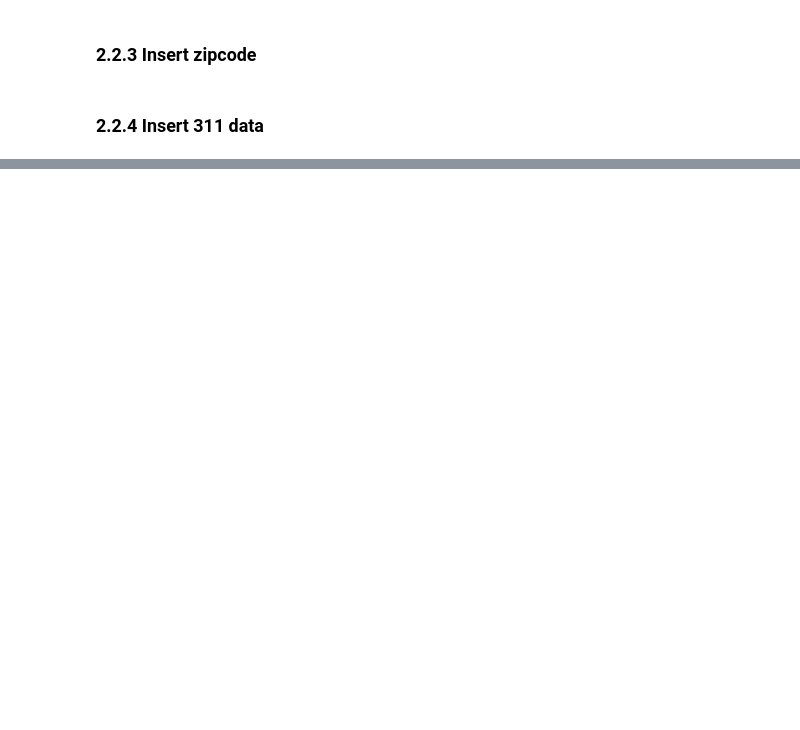
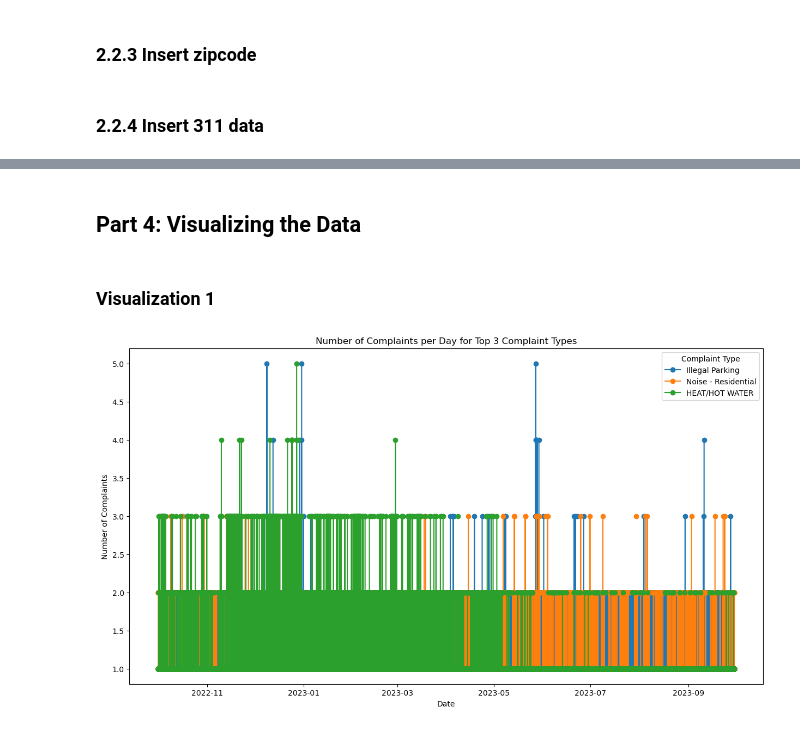
Before and after one commit to yl5450/Final_Project, a Jupyter notebook: 4501Project_part1&2.ipynb, the cells around one changed output, grey strips where cells are left out. Saved outputs shown, nothing was run; the diff lists cells and outputs as text; code cells hidden in the pictures; blank space fills up the shorter version.

Commit message:
Uploading part3 & part4
Uploading part 3 and part 4 to previous file.

```diff
--- a/4501Project_part1&2.ipynb
+++ b/4501Project_part1&2.ipynb
@@ -184,7 +185,7 @@ data2021 = pd.read_csv("data/311data_2021.csv")
 # %%
-data2022 = pd.read_csv("data/311data_2022.csv")
+data2022 = pd.read_csv("/Users/lyt/Documents/GitHub/final_project/data/311data_2022.csv")
 # %%
-data2023 = pd.read_csv("data/311data_2023.csv")
+data2023 = pd.read_csv("/Users/lyt/Documents/GitHub/final_project/data/311data_2023.csv")
 # %% [markdown]
 #### 1.1.2 Cleaning and Normalizing 311 Data by Years
 # %%
@@ -377,12 +371,11 @@ data_2022 = df_2022.rename(columns={'incident_zip': 'zipcode', "created_date": "
 data_2022 = data_2022.drop(data_2022.index[-1])
 
 # Convert Type
-data_2022['latitude'] = data_2022['latitude'].astype(float)
-data_2022['longitude'] = data_2022['longitude'].astype(float)
-data_2022['latitude'] = data_2022['latitude'].astype(float)
+data_2022['longitude'] = pd.to_numeric(data_2022['longitude'], errors='coerce')
+data_2022['latitude'] = pd.to_numeric(data_2022['latitude'], errors='coerce')
 data_2022['zipcode'] = data_2022['zipcode'].astype(str)
 data_2022['complaint_type'] = data_2022['complaint_type'].astype(str)
-data_2022['date'] = pd.to_datetime(data_2022['date'])
+data_2022['date'] = pd.to_datetime(data_2022['date'], errors='coerce')
 
 # Normlize SRID of geometry
 geometry = gpd.points_from_xy(data_2022['longitude'], data_2022['latitude'])
@@ -402,12 +395,11 @@ data_2023 = df_2023.rename(columns={'incident_zip': 'zipcode', "created_date": "
 data_2023 = data_2023.drop(data_2023.index[-1])
 
 # Convert Type
-data_2023['latitude'] = data_2023['latitude'].astype(float)
-data_2023['longitude'] = data_2023['longitude'].astype(float)
-data_2023['latitude'] = data_2023['latitude'].astype(float)
+data_2023['longitude'] = pd.to_numeric(data_2023['longitude'], errors='coerce')
+data_2023['latitude'] = pd.to_numeric(data_2023['latitude'], errors='coerce')
 data_2023['zipcode'] = data_2023['zipcode'].astype(str)
 data_2023['complaint_type'] = data_2023['complaint_type'].astype(str)
-data_2023['date'] = pd.to_datetime(data_2023['date'])
+data_2023['date'] = pd.to_datetime(data_2023['date'], errors='coerce')
 
 # Normlize SRID of geometry
 geometry = gpd.points_from_xy(data_2023['longitude'], data_2023['latitude'])
@@ -1116,0 +1417,43 @@ preview_data
+# %% [markdown]
+## Part 4: Visualizing the Data
+# %% [markdown]
+### Visualization 1
+# %%
+def visualize_top_complaints(df):
+    """
+    Visualize the number of complaints per day for the top 3 complaint types.
+
+    Parameters:
+        df (pandas.DataFrame): DataFrame containing 'date' and 'complaint_type' columns.
+    """
+    # Filter data for the specified date range
+    start_date = '2022-10-01'
+    end_date = '2023-09-30'
+    mask = (df['date'] >= start_date) & (df['date'] <= end_date)
+    filtered_df = df.loc[mask]
+
+    # Find top 3 complaint types
+    top_complaints = filtered_df['complaint_type'].value_counts().head(3)
+    top_complaint_types = top_complaints.index.tolist()
+
+    # Filter data for top 3 complaint types
+    top_complaints_df = filtered_df[filtered_df['complaint_type'].isin(top_complaint_types)]
+
+    # Group by date and complaint type, count occurrences
+    complaints_per_day = top_complaints_df.groupby(['date', 'complaint_type']).size().unstack()
+
+    # Plotting
+    plt.figure(figsize=(15, 8))
+    for complaint_type in top_complaint_types:
+        plt.plot(complaints_per_day.index, complaints_per_day[complaint_type], label=complaint_type, marker='o', linestyle='-')
+
+    plt.title('Number of Complaints per Day for Top 3 Complaint Types')
+    plt.xlabel('Date')
+    plt.ylabel('Number of Complaints')
+    plt.legend(title='Complaint Type')
+    plt.show()
+
+# Assuming you have a DataFrame named 'your_dataframe' with columns 'date' and 'complaint_type'
+visualize_top_complaints(data_311)
+# %% [output]
+[figure, added]
```
Also changed, not shown: parts of 65 cells of this notebook, 7 other files.
